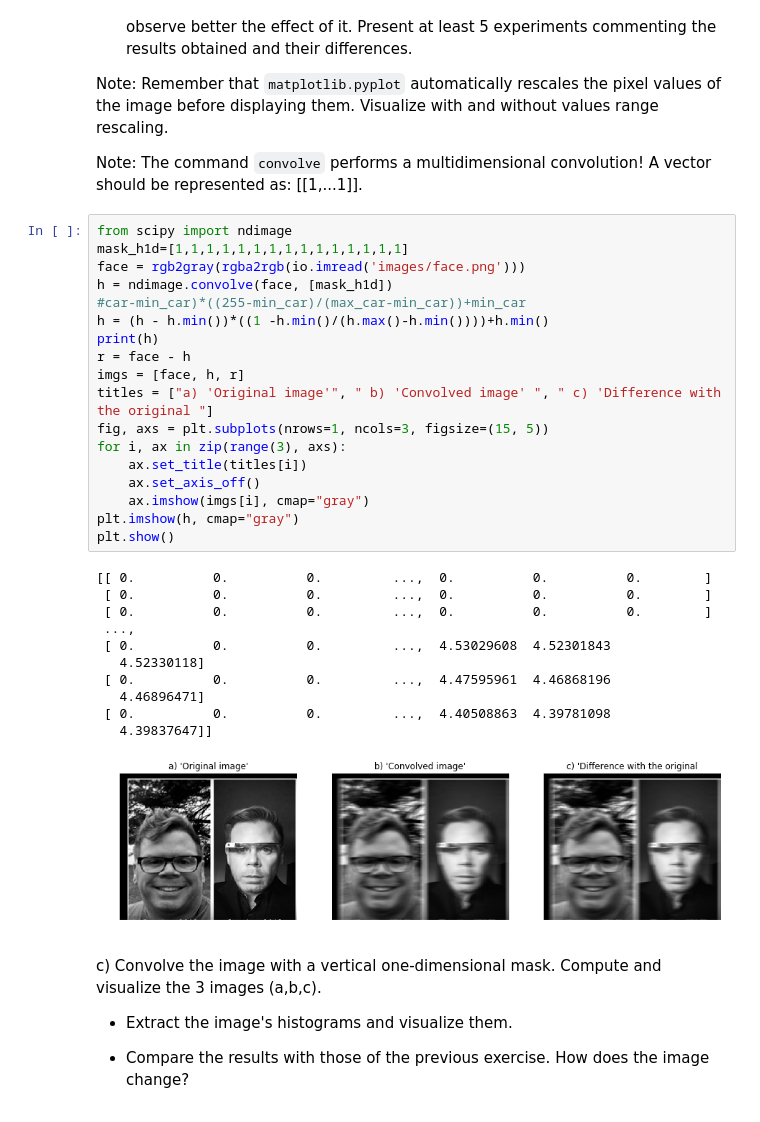
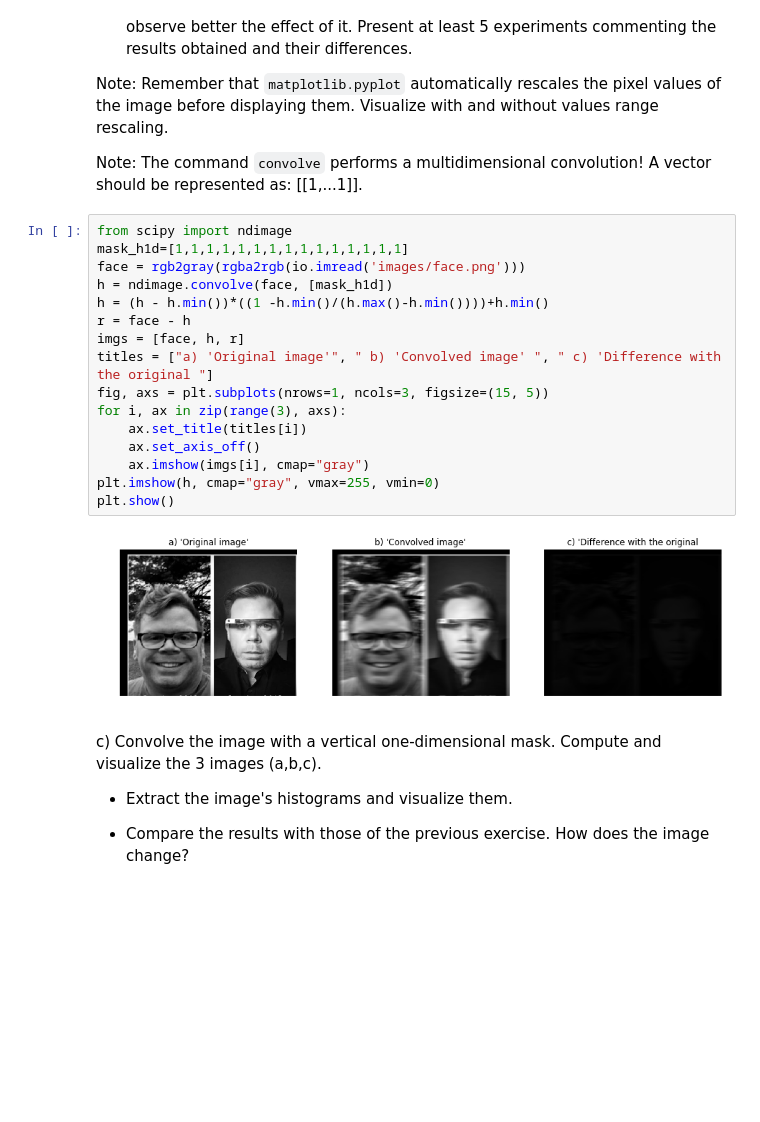
Before and after one commit to thefogui/Practica2Va, a Jupyter notebook: p2.ipynb, the cells around one changed output. Cells and saved outputs as stored; diff of their text form; blank space fills up the shorter version.

```diff
--- a/p2.ipynb
+++ b/p2.ipynb
@@ -101,33 +102,21 @@ Note: The command `convolve` performs a multidimensional convolution! A vector s
 # %%
 from scipy import ndimage
 mask_h1d=[1,1,1,1,1,1,1,1,1,1,1,1,1,1,1]
 face = rgb2gray(rgba2rgb(io.imread('images/face.png')))
 h = ndimage.convolve(face, [mask_h1d])
-#car-min_car)*((255-min_car)/(max_car-min_car))+min_car
 h = (h - h.min())*((1 -h.min()/(h.max()-h.min())))+h.min()
-print(h)
 r = face - h
 imgs = [face, h, r]
 titles = ["a) 'Original image'", " b) 'Convolved image' ", " c) 'Difference with the original "]
 fig, axs = plt.subplots(nrows=1, ncols=3, figsize=(15, 5))
 for i, ax in zip(range(3), axs):
     ax.set_title(titles[i])
     ax.set_axis_off()
     ax.imshow(imgs[i], cmap="gray")
-plt.imshow(h, cmap="gray")
+plt.imshow(h, cmap="gray", vmax=255, vmin=0)
 plt.show()
 # %% [output]
-[[ 0.          0.          0.         ...,  0.          0.          0.        ]
- [ 0.          0.          0.         ...,  0.          0.          0.        ]
- [ 0.          0.          0.         ...,  0.          0.          0.        ]
- ...,
- [ 0.          0.          0.         ...,  4.53029608  4.52301843
-   4.52330118]
- [ 0.          0.          0.         ...,  4.47595961  4.46868196
-   4.46896471]
- [ 0.          0.          0.         ...,  4.40508863  4.39781098
-   4.39837647]]
-[figure, old version]
+[figure, new version]
 # %% [markdown]
 c) Convolve the image with a vertical one-dimensional mask. Compute and visualize the 3 images (a,b,c).
 
```
Also changed, not shown: parts of 4 cells of this notebook.
